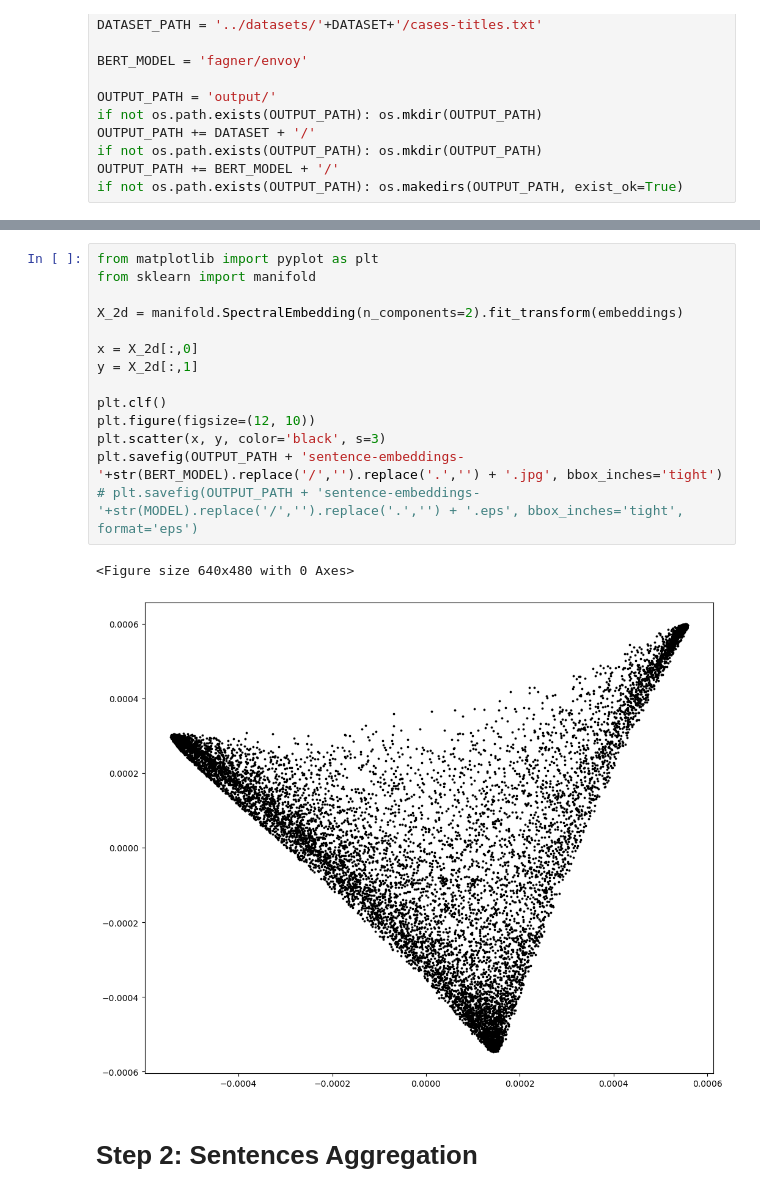
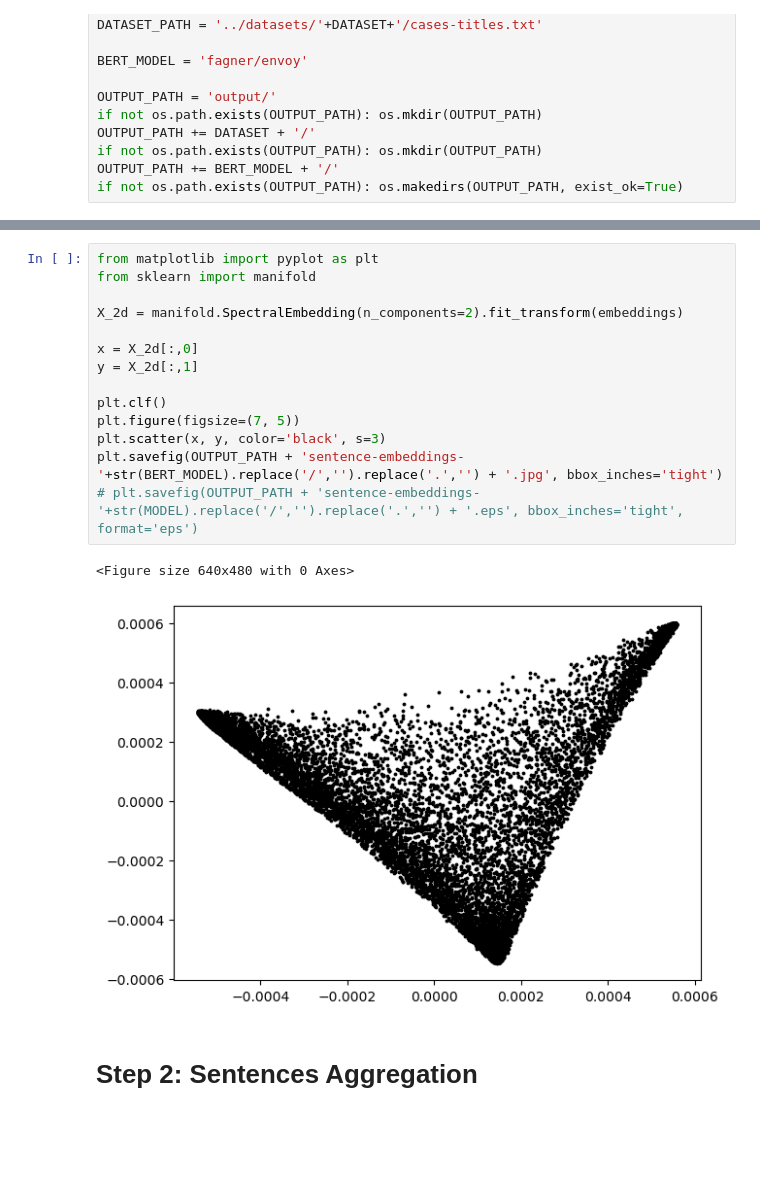
Before and after one commit to lealfp/labPLN, a Jupyter notebook: notebooks/topic_modeling/TopicAttention.ipynb, the cells around one changed output, grey strips where cells are left out. Drawn from its saved outputs; the diff is of its cells as text; blank space fills up the shorter version.

```diff
--- a/notebooks/topic_modeling/TopicAttention.ipynb
+++ b/notebooks/topic_modeling/TopicAttention.ipynb
@@ -53,20 +46,20 @@ You should probably TRAIN this model on a down-stream task to be able to use it
 # %%
 from matplotlib import pyplot as plt
 from sklearn import manifold
 
 X_2d = manifold.SpectralEmbedding(n_components=2).fit_transform(embeddings)
 
 x = X_2d[:,0]
 y = X_2d[:,1]
 
 plt.clf()
-plt.figure(figsize=(12, 10))
+plt.figure(figsize=(7, 5))
 plt.scatter(x, y, color='black', s=3)
 plt.savefig(OUTPUT_PATH + 'sentence-embeddings-'+str(BERT_MODEL).replace('/','').replace('.','') + '.jpg', bbox_inches='tight')
 # plt.savefig(OUTPUT_PATH + 'sentence-embeddings-'+str(MODEL).replace('/','').replace('.','') + '.eps', bbox_inches='tight', format='eps')
 # %% [output]
 <Figure size 640x480 with 0 Axes>
-[figure, old version]
+[figure, new version]
 # %% [markdown]
 # Step 2: Sentences Aggregation
 # %%
```
Also changed, not shown: parts of 8 cells of this notebook, 2 other files.
